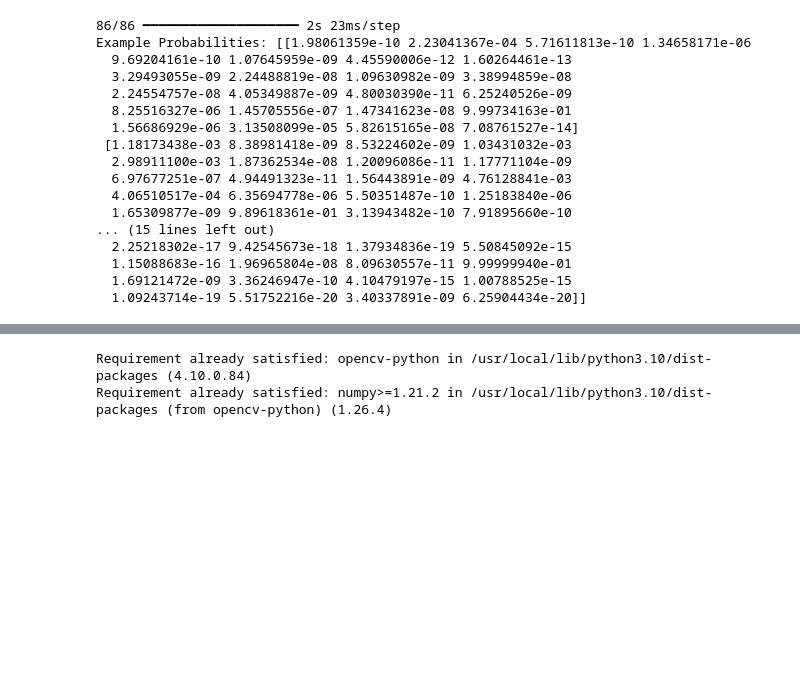
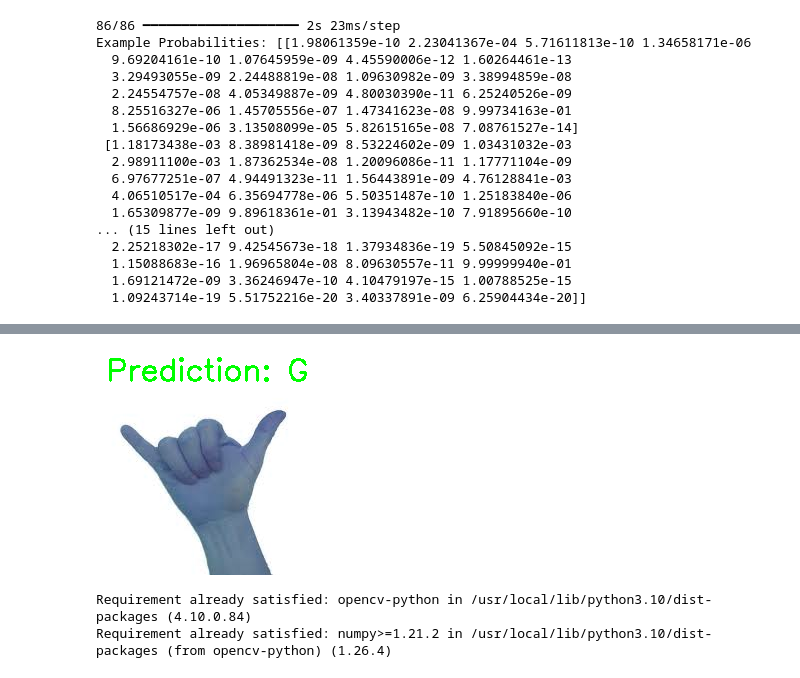
Before and after one commit to LithiraHettiarachchi/gestureRecognitionCNN, a Jupyter notebook: Gesture_Recognition_MNIST.ipynb, the cells around one changed output, grey strips where cells are left out. Cells and saved outputs as stored; diff of their text form; code cells hidden in the pictures; blank space fills up the shorter version.

```diff
--- a/Gesture_Recognition_MNIST.ipynb
+++ b/Gesture_Recognition_MNIST.ipynb
@@ -376,0 +412,41 @@ Example Probabilities: [[1.98061359e-10 2.23041367e-04 5.71611813e-10 1.34658171
+# %%
+from PIL import Image
+import cv2
+import numpy as np
+
+# Define the class-to-label mapping
+class_mapping = {
+    0: 'A',  1: 'B',  2: 'C',  3: 'D',  4: 'E',  5: 'F',  6: 'G',  7: 'H',
+    8: 'I', 9: 'K', 10: 'L', 11: 'M', 12: 'N', 13: 'O', 14: 'P',
+    15: 'Q', 16: 'R', 17: 'S', 18: 'T', 19: 'U', 20: 'V', 21: 'W', 22: 'X',
+    23: 'Y'
+}
+
+# Load the uploaded image (adjust this part based on the image you've uploaded)
+image_path = list(uploaded.keys())[0]  # Replace with your actual image path
+image = Image.open(image_path)
+image = np.array(image)
+
+# Preprocess the image (convert to grayscale and resize to model's input size)
+gray = cv2.cvtColor(image, cv2.COLOR_BGR2GRAY)
+gray = cv2.resize(gray, (28, 28))
+gray = gray.reshape(1, 28, 28, 1)
+gray = gray / 255.0  # Normalize the image
+
+# Make a prediction
+prediction = model.predict(gray)
+predicted_class = np.argmax(prediction)  # Get the index of the highest prediction
+
+# Map the class index to the letter
+predicted_letter = class_mapping.get(predicted_class, 'Unknown')
+
+# Display the predicted letter
+print(f'Predicted Letter: {predicted_letter}')
+
+# Show the image with the predicted letter
+cv2.putText(image, f'Prediction: {predicted_letter}', (10, 30),
+            cv2.FONT_HERSHEY_SIMPLEX, 1, (0, 255, 0), 2)
+cv2_imshow(image)
+cv2.waitKey(0)
+cv2.destroyAllWindows()
+# %% [output]
@@ -377,3 +455,4 @@ Example Probabilities: [[1.98061359e-10 2.23041367e-04 5.71611813e-10 1.34658171
+[figure, added]
 # %%
 !pip install --upgrade opencv-python
 # %% [output]
```
Also changed, not shown: parts of 8 cells of this notebook.
